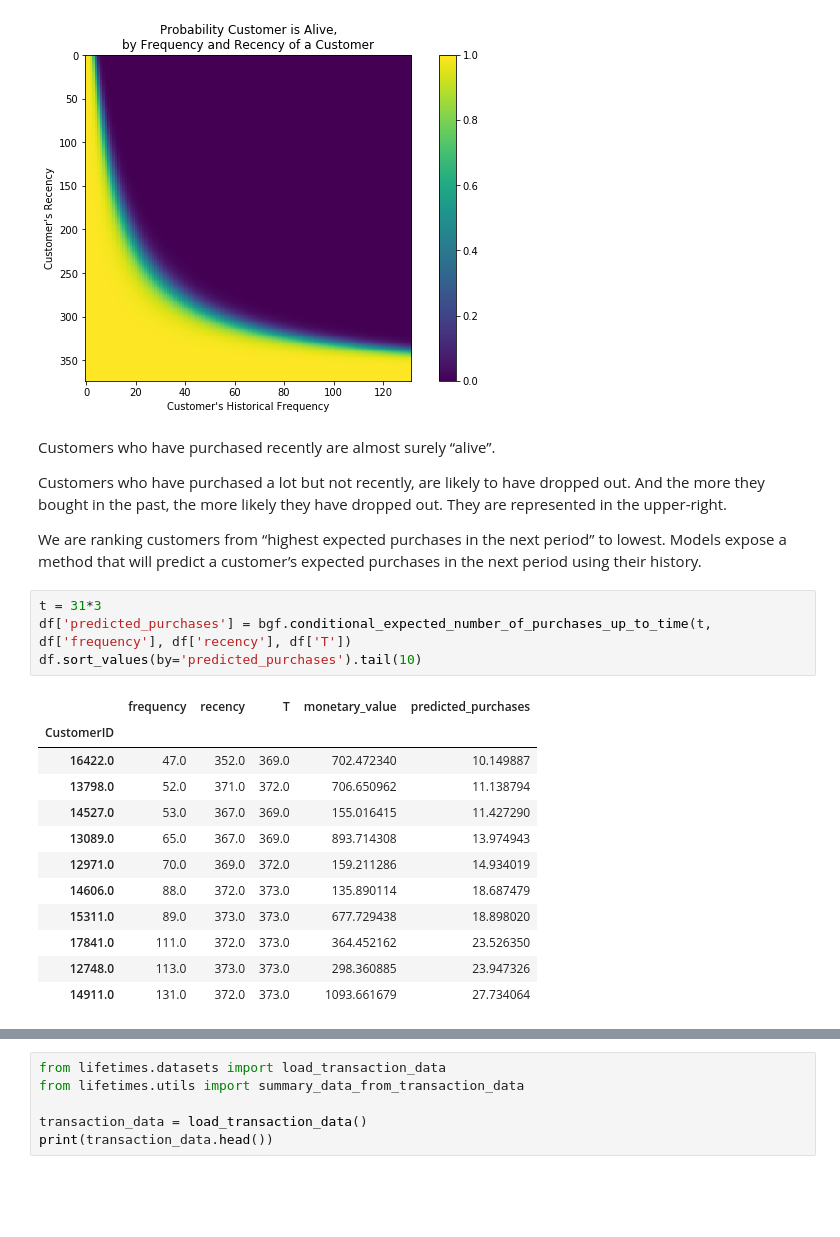
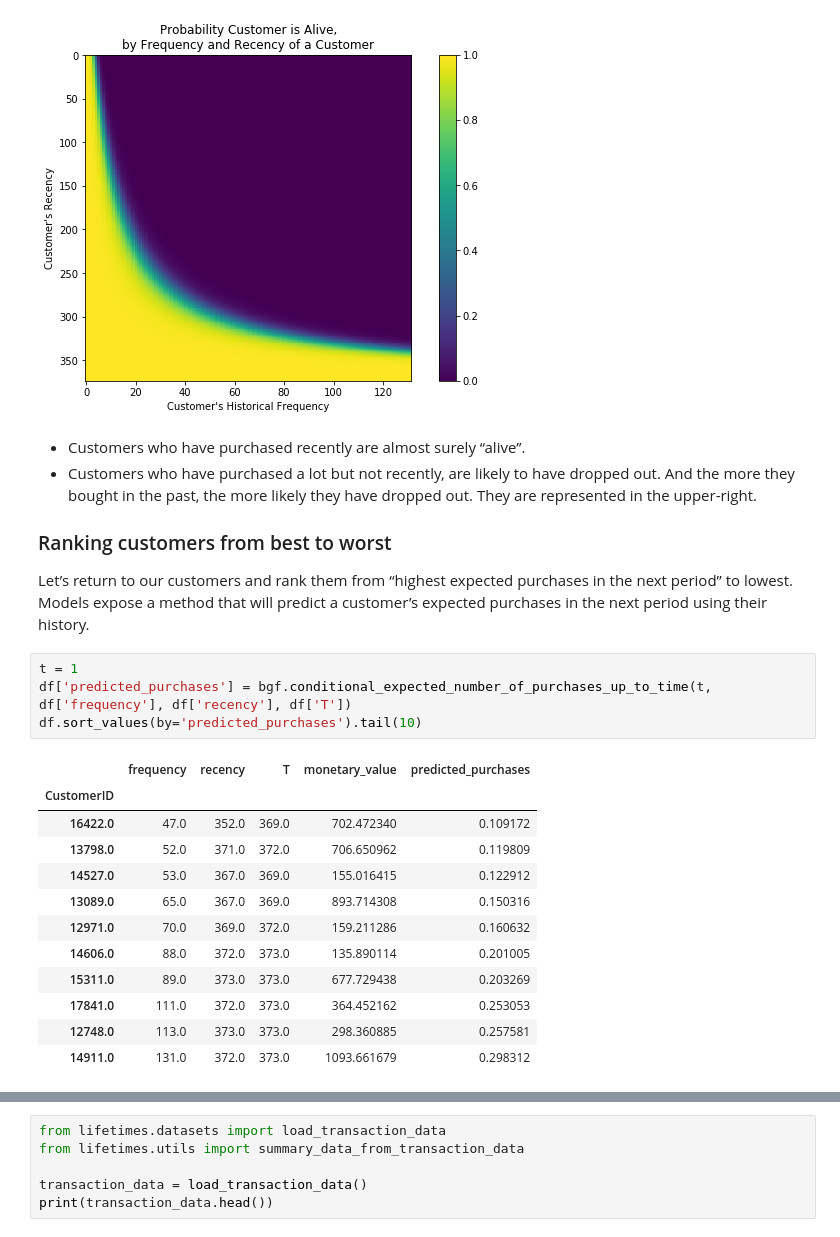
Before and after one commit to saritmaitra/Segmentation-Clustering, a Jupyter notebook: CLTV.ipynb, the cells around one changed output, grey strips where cells are left out. Saved outputs shown, nothing was run; the diff lists cells and outputs as text; blank space fills up the shorter version.

```diff
--- a/CLTV.ipynb
+++ b/CLTV.ipynb
@@ -494,26 +499,26 @@ plt.show()
 # %% [output]
 [figure]
 # %% [markdown]
-Customers who have purchased recently are almost surely “alive”.
+- Customers who have purchased recently are almost surely “alive”.
+- Customers who have purchased a lot but not recently, are likely to have dropped out. And the more they bought in the past, the more likely they have dropped out. They are represented in the upper-right.
 
-Customers who have purchased a lot but not recently, are likely to have dropped out. And the more they bought in the past, the more likely they have dropped out. They are represented in the upper-right.
-
-We are ranking customers from “highest expected purchases in the next period” to lowest. Models expose a method that will predict a customer’s expected purchases in the next period using their history.
+### Ranking customers from best to worst
+Let’s return to our customers and rank them from “highest expected purchases in the next period” to lowest. Models expose a method that will predict a customer’s expected purchases in the next period using their history.
 # %%
-t = 31*3
+t = 1
 df['predicted_purchases'] = bgf.conditional_expected_number_of_purchases_up_to_time(t, df['frequency'], df['recency'], df['T'])
 df.sort_values(by='predicted_purchases').tail(10)
 # %% [output]
 |  | frequency | recency | T | monetary_value | predicted_purchases |
 | CustomerID |  |  |  |  |  |
-| 16422.0 | 47.0 | 352.0 | 369.0 | 702.472340 | 10.149887 |
-| 13798.0 | 52.0 | 371.0 | 372.0 | 706.650962 | 11.138794 |
-| 14527.0 | 53.0 | 367.0 | 369.0 | 155.016415 | 11.427290 |
-| 13089.0 | 65.0 | 367.0 | 369.0 | 893.714308 | 13.974943 |
-| 12971.0 | 70.0 | 369.0 | 372.0 | 159.211286 | 14.934019 |
-| 14606.0 | 88.0 | 372.0 | 373.0 | 135.890114 | 18.687479 |
-| 15311.0 | 89.0 | 373.0 | 373.0 | 677.729438 | 18.898020 |
-| 17841.0 | 111.0 | 372.0 | 373.0 | 364.452162 | 23.526350 |
-| 12748.0 | 113.0 | 373.0 | 373.0 | 298.360885 | 23.947326 |
-| 14911.0 | 131.0 | 372.0 | 373.0 | 1093.661679 | 27.734064 |
+| 16422.0 | 47.0 | 352.0 | 369.0 | 702.472340 | 0.109172 |
+| 13798.0 | 52.0 | 371.0 | 372.0 | 706.650962 | 0.119809 |
+| 14527.0 | 53.0 | 367.0 | 369.0 | 155.016415 | 0.122912 |
+| 13089.0 | 65.0 | 367.0 | 369.0 | 893.714308 | 0.150316 |
+| 12971.0 | 70.0 | 369.0 | 372.0 | 159.211286 | 0.160632 |
+| 14606.0 | 88.0 | 372.0 | 373.0 | 135.890114 | 0.201005 |
+| 15311.0 | 89.0 | 373.0 | 373.0 | 677.729438 | 0.203269 |
+| 17841.0 | 111.0 | 372.0 | 373.0 | 364.452162 | 0.253053 |
+| 12748.0 | 113.0 | 373.0 | 373.0 | 298.360885 | 0.257581 |
+| 14911.0 | 131.0 | 372.0 | 373.0 | 1093.661679 | 0.298312 |
 # %% [markdown]
```
Also changed, not shown: parts of 47 cells of this notebook.
